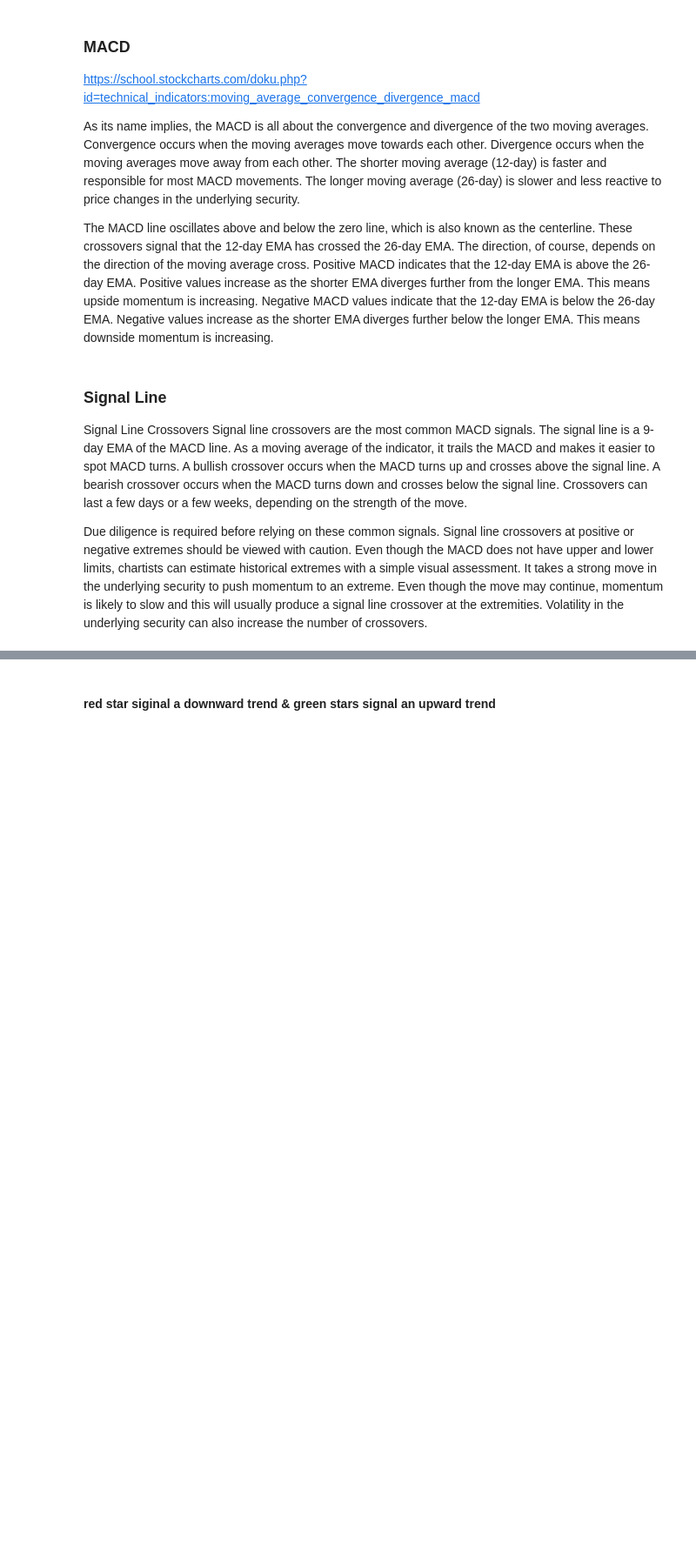
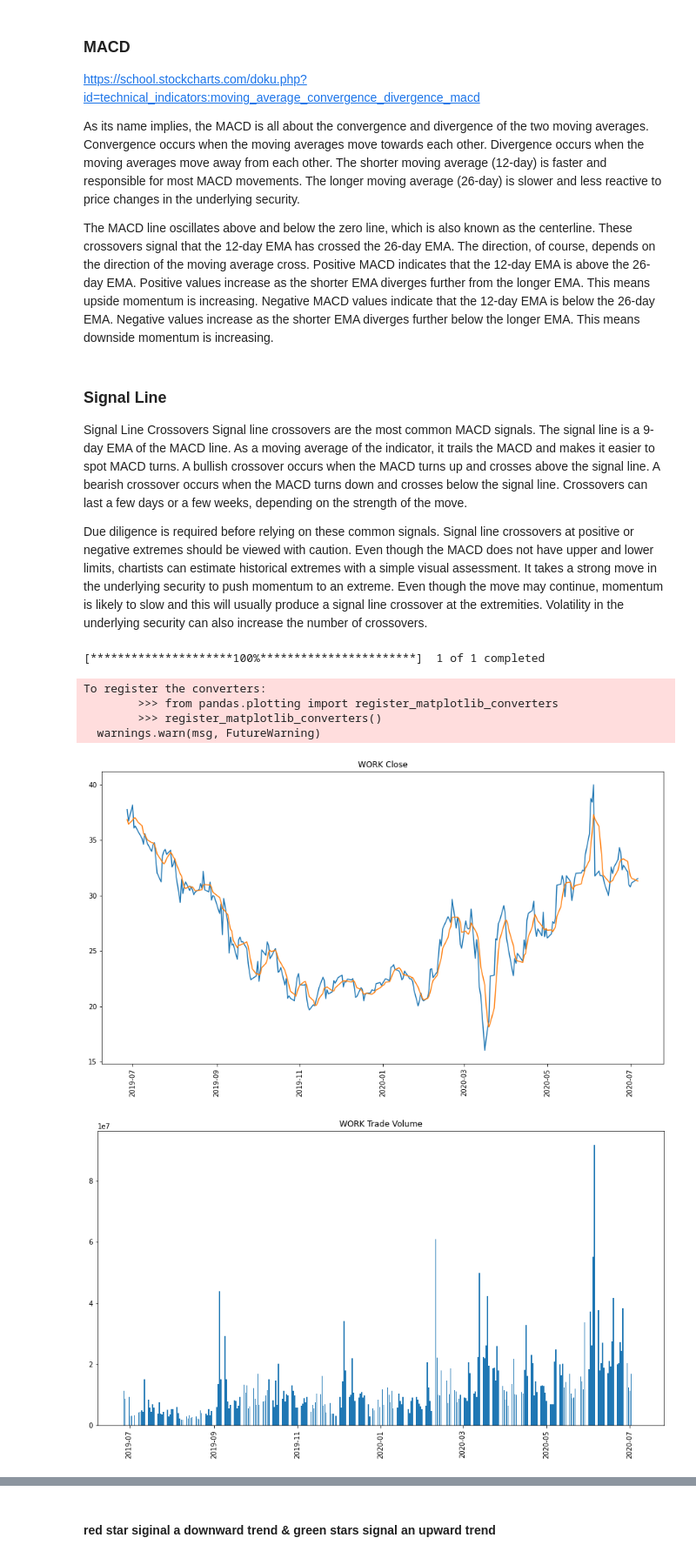
Before and after one commit to Mtaylert/Stock_Evaluation, a Jupyter notebook: StockEvaluations.ipynb, the cells around one changed output, grey strips where cells are left out. Shown at 87% size. Drawn from its saved outputs; the diff is of its cells as text; code cells hidden in the pictures; blank space fills up the shorter version.

```diff
--- a/StockEvaluations.ipynb
+++ b/StockEvaluations.ipynb
@@ -38,9 +54,17 @@ Due diligence is required before relying on these common signals. Signal line cr
 # %%
 def generate_stock_data(start_date,end_date,ticker):
     data = yf.download(ticker,start_date,end_date)
+
     data=data.reset_index()
     data=data.sort_values('Date')
+    data=data[['Date','Open','Close','Volume','High','Low']]
+    min_by_min = get_quote_data_by_minute(symbol=ticker,data_range='1d', data_interval='1m')
+    min_by_min.columns=['Date','Open','High','Low','Close','Volume']
+    update = min_by_min.loc[min_by_min.shape[0]-1]
+    data=data.append(update)
 
+
+    min_by_min.loc[min_by_min.shape[0]-1]
     #extract day of the week
     mapping = {0:'Mon',1:'Tues',2:'Wed',3:'Thurs',4:'Fri',5:'Sat',6:'Sun'}
     data['DOW'] = data['Date'].dt.dayofweek
@@ -114,29 +138,35 @@ def generate_stock_data(start_date,end_date,ticker):
 
 
     return data
-
-
-
-ticker='VXD'
-start = '2020-01-01'
-SDOW = generate_stock_data(start,now,ticker)
-
-plt.figure(figsize=(15,8))
-plt.title('{} Close'.format(ticker))
-
-plt.plot(SDOW['Date'],SDOW['Open'])
-
-plt.plot(SDOW['Date'],SDOW['5Day_Moving_Average_Open'])
-
-plt.xticks(rotation=90)
-plt.show()
 # %%
+ticker='WORK'
+start = '2019-01-01'
+SDOW = generate_stock_data(start,now,ticker)
+
+plt.figure(figsize=(15,8))
+plt.title('{} Close'.format(ticker))
+
+plt.plot(SDOW['Date'],SDOW['Open'])
+
+plt.plot(SDOW['Date'],SDOW['5Day_Moving_Average_Open'])
+
+plt.xticks(rotation=90)
+plt.show()
+#----------------------------------------------
 
 plt.figure(figsize=(15,8))
 plt.title('{} Trade Volume'.format(ticker))
 
 
 plt.bar(SDOW['Date'],SDOW['Volume'])
 
 plt.xticks(rotation=90)
 plt.show()
+# %% [output]
+[*********************100%***********************]  1 of 1 completed
+To register the converters:
+        >>> from pandas.plotting import register_matplotlib_converters
+        >>> register_matplotlib_converters()
+  warnings.warn(msg, FutureWarning)
+[figure, added]
+[figure, added]
```
Also changed, not shown: parts of 9 cells of this notebook.
